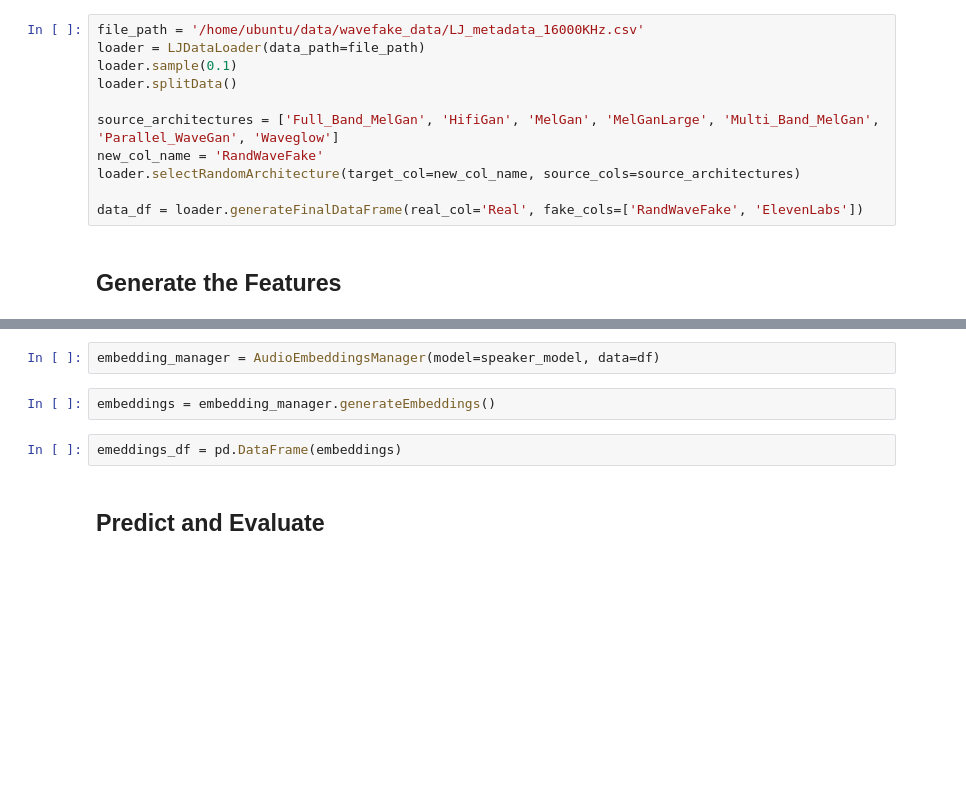
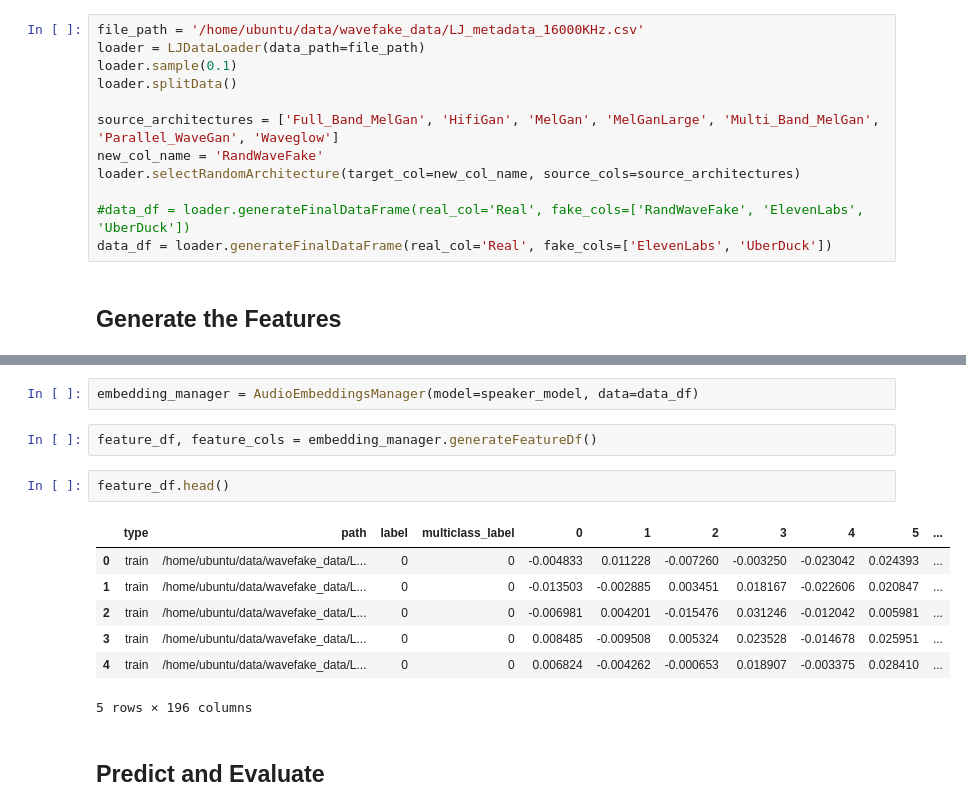
Before and after one commit to romitbarua/MultiModalDeepFake, a Jupyter notebook: scripts/Examples/FullPipelineExample.ipynb, the cells around one changed output, grey strips where cells are left out. Cells and saved outputs as stored; diff of their text form; blank space fills up the shorter version.

```diff
--- a/scripts/Examples/FullPipelineExample.ipynb
+++ b/scripts/Examples/FullPipelineExample.ipynb
@@ -17,7 +35,8 @@ source_architectures = ['Full_Band_MelGan', 'HifiGan', 'MelGan', 'MelGanLarge',
 new_col_name = 'RandWaveFake'
 loader.selectRandomArchitecture(target_col=new_col_name, source_cols=source_architectures)
 
-data_df = loader.generateFinalDataFrame(real_col='Real', fake_cols=['RandWaveFake', 'ElevenLabs'])
+#data_df = loader.generateFinalDataFrame(real_col='Real', fake_cols=['RandWaveFake', 'ElevenLabs', 'UberDuck'])
+data_df = loader.generateFinalDataFrame(real_col='Real', fake_cols=['ElevenLabs', 'UberDuck'])
 # %% [markdown]
 ## Generate the Features
 # %%
@@ -25,8 +68,16 @@ speaker_model = nemo_asr.models.EncDecSpeakerLabelModel.from_pretrained(model_na
 # %%
-embedding_manager = AudioEmbeddingsManager(model=speaker_model, data=df)
+embedding_manager = AudioEmbeddingsManager(model=speaker_model, data=data_df)
 # %%
-embeddings = embedding_manager.generateEmbeddings()
+feature_df, feature_cols = embedding_manager.generateFeatureDf()
-# %%
-emeddings_df = pd.DataFrame(embeddings)
+# %%
+feature_df.head()
+# %% [output]
+|  | type | path | label | multiclass_label | 0 | 1 | 2 | 3 | 4 | 5 | ... |
+| 0 | train | /home/ubuntu/data/wavefake_data/L... | 0 | 0 | -0.004833 | 0.011228 | -0.007260 | -0.003250 | -0.023042 | 0.024393 | ... |
+| 1 | train | /home/ubuntu/data/wavefake_data/L... | 0 | 0 | -0.013503 | -0.002885 | 0.003451 | 0.018167 | -0.022606 | 0.020847 | ... |
+| 2 | train | /home/ubuntu/data/wavefake_data/L... | 0 | 0 | -0.006981 | 0.004201 | -0.015476 | 0.031246 | -0.012042 | 0.005981 | ... |
+| 3 | train | /home/ubuntu/data/wavefake_data/L... | 0 | 0 | 0.008485 | -0.009508 | 0.005324 | 0.023528 | -0.014678 | 0.025951 | ... |
+| 4 | train | /home/ubuntu/data/wavefake_data/L... | 0 | 0 | 0.006824 | -0.004262 | -0.000653 | 0.018907 | -0.003375 | 0.028410 | ... |
+5 rows × 196 columns
 # %% [markdown]
 ## Predict and Evaluate
```
Also changed, not shown: parts of 9 cells of this notebook, 6 other files.
